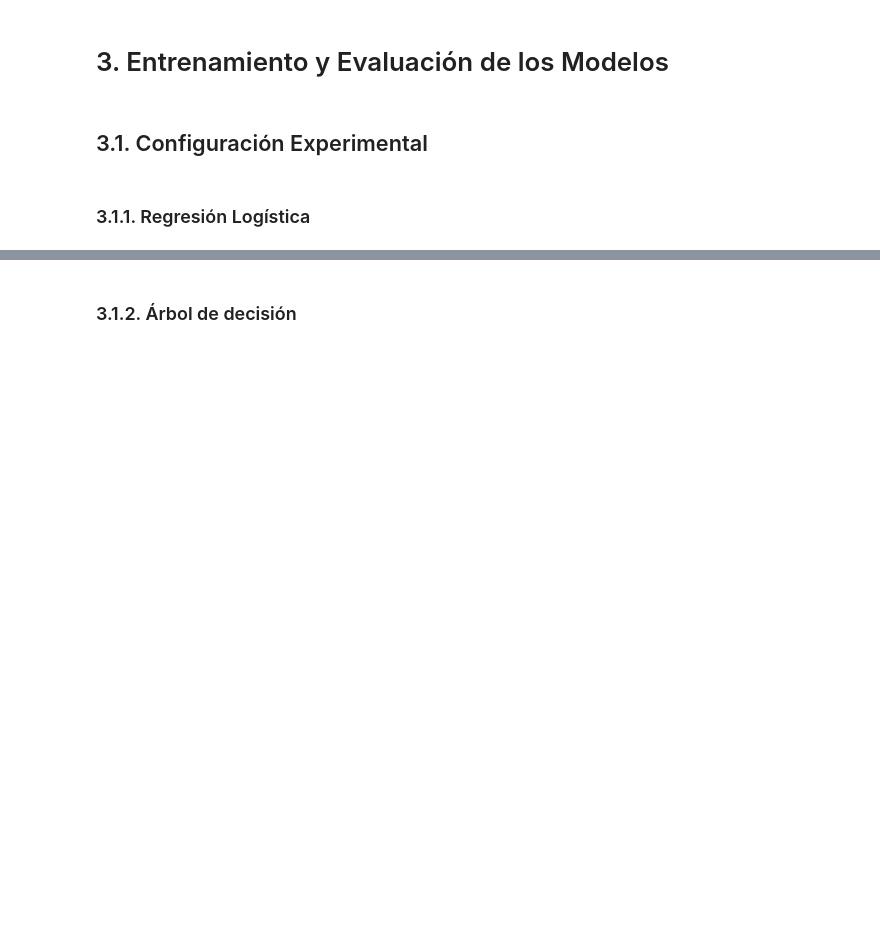
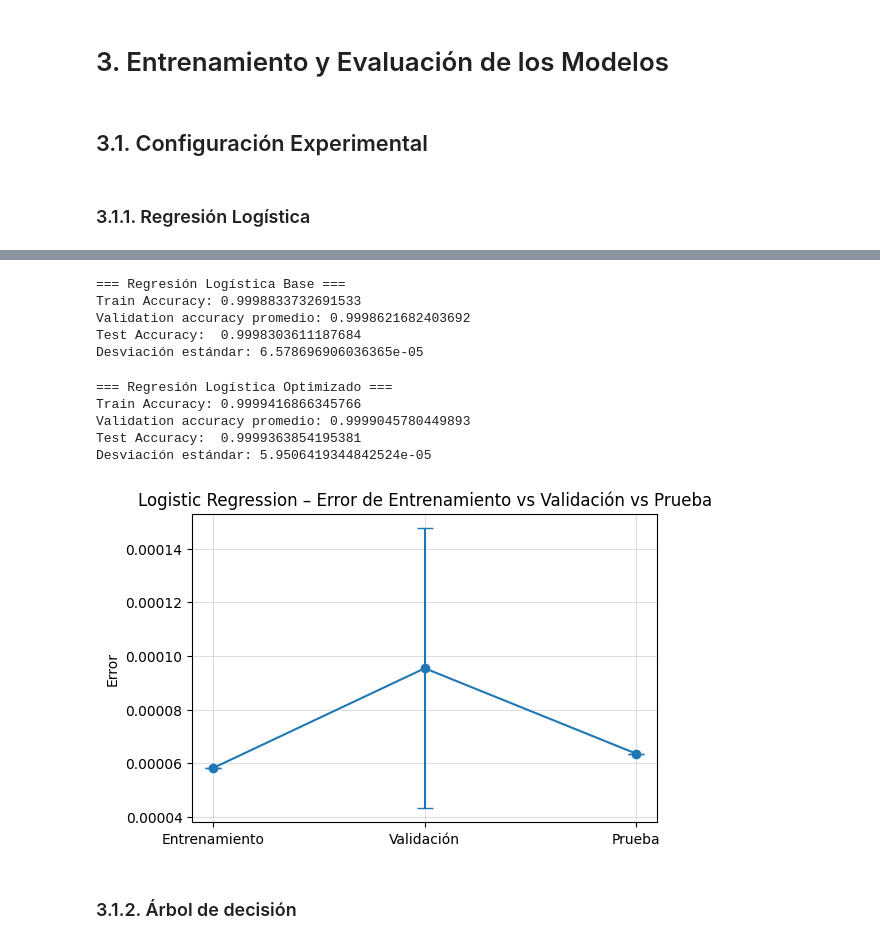
Before and after one commit to sren97/Modelos2_PhiUSIIL, a Jupyter notebook: Proyecto_Modelos_2_PhiUSIIL.ipynb, the cells around one changed output, grey strips where cells are left out. Cells and saved outputs as stored; diff of their text form; code cells hidden in the pictures; blank space fills up the shorter version.

```diff
--- a/Proyecto_Modelos_2_PhiUSIIL.ipynb
+++ b/Proyecto_Modelos_2_PhiUSIIL.ipynb
@@ -454,2 +411,73 @@ Error de Prueba:        0.0015
+# %%
+train_pred_lr_base = lr_model.predict(X_train_s)
+test_pred_lr_base = lr_model.predict(X_test_s)
+val_scores_lr_base = cross_val_score(
+    lr_model,
+    X_train_s,
+    y_train,
+    cv=5,
+    scoring='accuracy',
+    n_jobs=-1
+)
+
+print("=== Regresión Logística Base ===")
+print("Train Accuracy:", accuracy_score(y_train, train_pred_lr_base))
+print("Validation accuracy promedio:", val_scores_lr_base.mean())
+print("Test Accuracy: ", accuracy_score(y_test, test_pred_lr_base))
+print("Desviación estándar:", val_scores_lr_base.std())
+# %% [output]
+=== Regresión Logística Base ===
+Train Accuracy: 0.9998833732691533
+Validation accuracy promedio: 0.9998621682403692
+Test Accuracy:  0.9998303611187684
+Desviación estándar: 6.578696906036365e-05
+# %%
+best_lr = lr_search.best_estimator_
+
+train_pred_lr_best = best_lr.predict(X_train_s)
+test_pred_lr_best = best_lr.predict(X_test_s)
+val_scores_lr_best = cross_val_score(
+    best_lr,
+    X_train_s,
+    y_train,
+    cv=5,
+    scoring='accuracy',
+    n_jobs=-1
+)
+
+
+print("\n=== Regresión Logística Optimizado ===")
+print("Train Accuracy:", accuracy_score(y_train, train_pred_lr_best))
+print("Validation accuracy promedio:", val_scores_lr_best.mean())
+print("Test Accuracy: ", accuracy_score(y_test, test_pred_lr_best))
+print("Desviación estándar:", val_scores_lr_best.std())
+# %% [output]
+=== Regresión Logística Optimizado ===
+Train Accuracy: 0.9999416866345766
+Validation accuracy promedio: 0.9999045780449893
+Test Accuracy:  0.9999363854195381
+Desviación estándar: 5.9506419344842524e-05
+# %%
+k = len(val_scores_lr_best)
+std = val_scores_lr_best.std()
+ci_95 = 1.96 * std / np.sqrt(k)
+
+plt.figure(figsize=(6,4))
+plt.errorbar(
+    ["Entrenamiento", "Validación", "Prueba"],
+    [1 - accuracy_score(y_train, train_pred_lr_best),
+     1 - val_scores_lr_best.mean(),
+     1 - accuracy_score(y_test, test_pred_lr_best)],
+
+    yerr=[0, ci_95, 0],   # <<< aquí va el intervalo de confianza
+    capsize=6, marker='o'
+)
+
+plt.title("Logistic Regression – Error de Entrenamiento vs Validación vs Prueba")
+plt.ylabel("Error")
+plt.grid(alpha=0.4)
+plt.show()
+# %% [output]
+[figure, added]
 # %% [markdown]
 ### 3.1.2. Árbol de decisión
```
Also changed, not shown: parts of 17 cells of this notebook.
